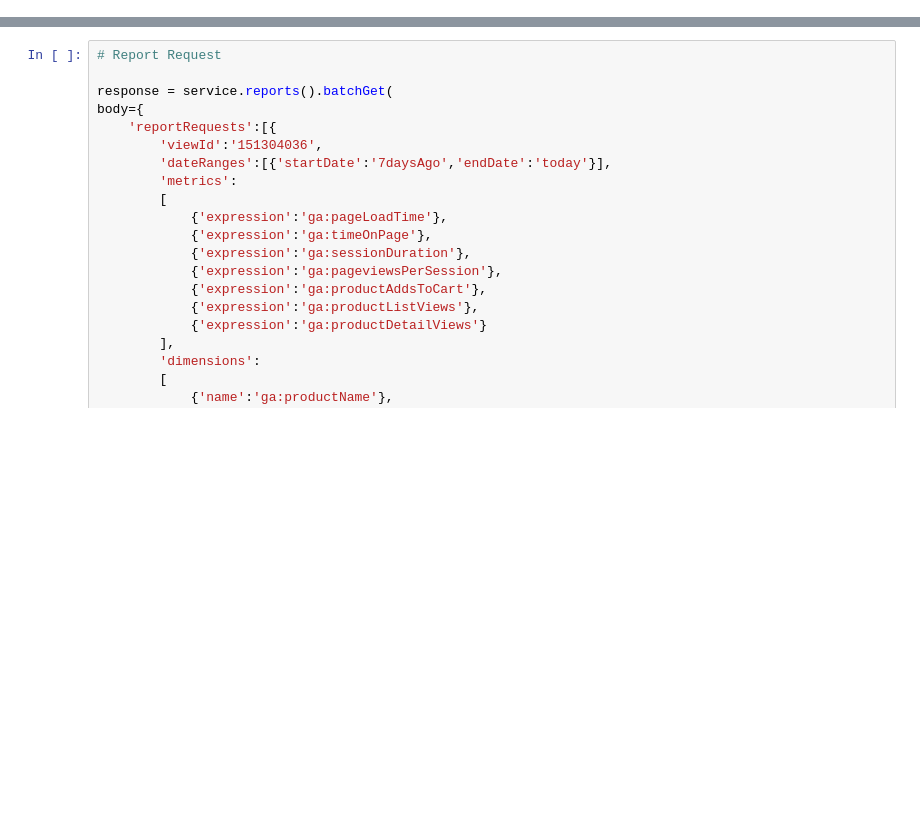
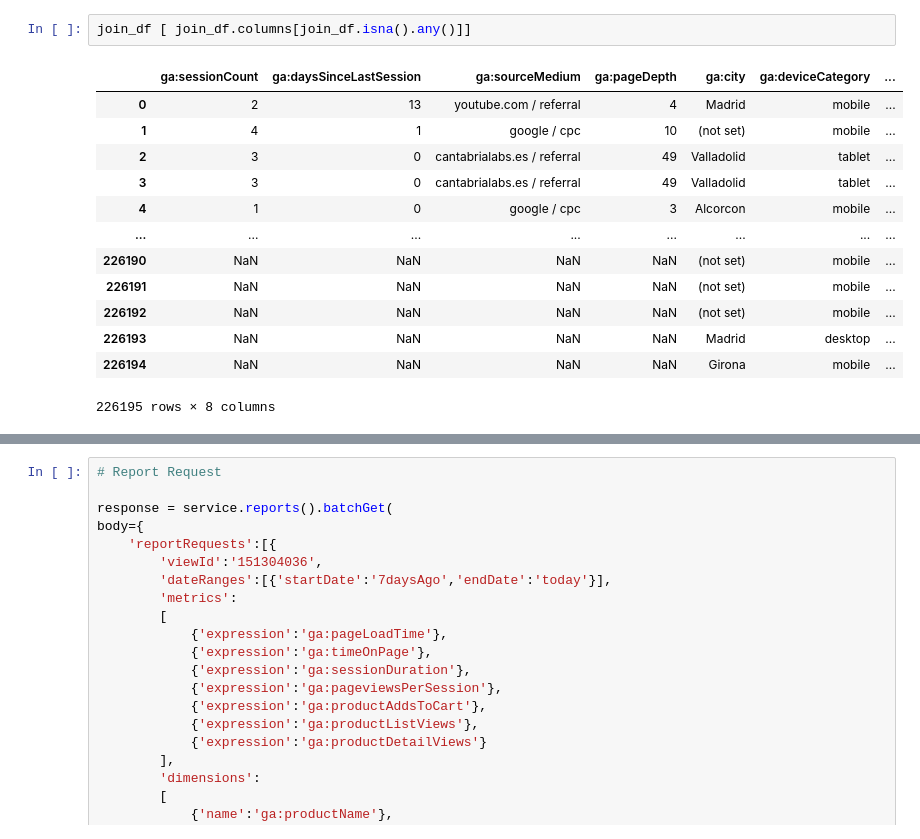
Before and after one commit to Laurajmoreno/ML_and_CRO, a Jupyter notebook: Data_Collection.ipynb, the cells around one changed output, grey strips where cells are left out. Saved outputs shown, nothing was run; the diff lists cells and outputs as text; blank space fills up the shorter version.

```diff
--- a/Data_Collection.ipynb
+++ b/Data_Collection.ipynb
@@ -907,0 +1654,16 @@ Ahora bien, la API de Google Analytics tiene una serie de restricciones que debe
+# %%
+join_df [ join_df.columns[join_df.isna().any()]]
+# %% [output]
+|  | ga:sessionCount | ga:daysSinceLastSession | ga:sourceMedium | ga:pageDepth | ga:city | ga:deviceCategory | ... |
+| 0 | 2 | 13 | youtube.com / referral | 4 | Madrid | mobile | ... |
+| 1 | 4 | 1 | google / cpc | 10 | (not set) | mobile | ... |
+| 2 | 3 | 0 | cantabrialabs.es / referral | 49 | Valladolid | tablet | ... |
+| 3 | 3 | 0 | cantabrialabs.es / referral | 49 | Valladolid | tablet | ... |
+| 4 | 1 | 0 | google / cpc | 3 | Alcorcon | mobile | ... |
+| ... | ... | ... | ... | ... | ... | ... | ... |
+| 226190 | NaN | NaN | NaN | NaN | (not set) | mobile | ... |
+| 226191 | NaN | NaN | NaN | NaN | (not set) | mobile | ... |
+| 226192 | NaN | NaN | NaN | NaN | (not set) | mobile | ... |
+| 226193 | NaN | NaN | NaN | NaN | Madrid | desktop | ... |
+| 226194 | NaN | NaN | NaN | NaN | Girona | mobile | ... |
+226195 rows × 8 columns
```
Also changed, not shown: parts of 36 cells of this notebook.
